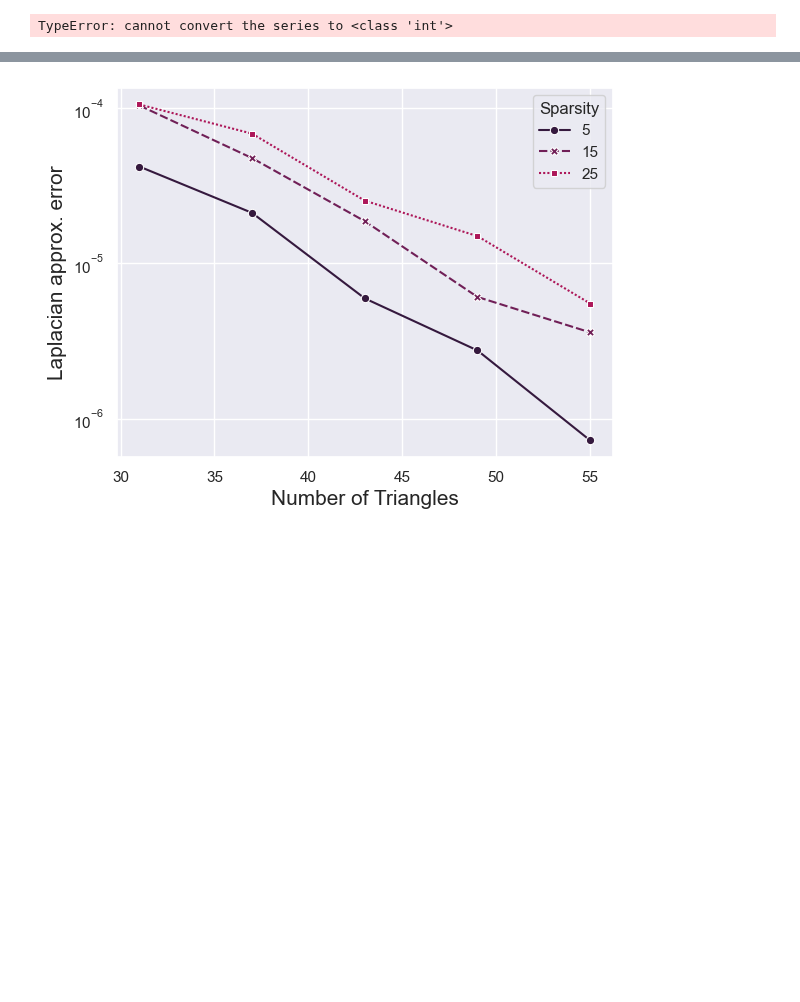
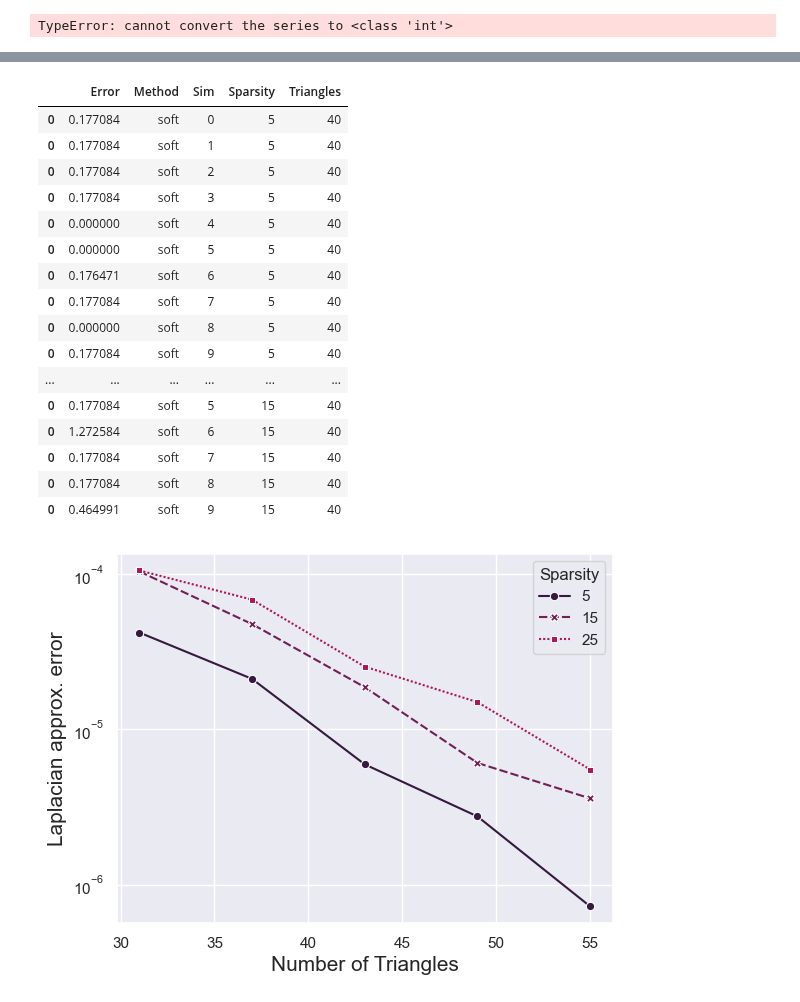
Before and after one commit to Engrima18/TSP-DictionaryLearning, a Jupyter notebook: december.ipynb, the cells around one changed output, grey strips where cells are left out. Cells and saved outputs as stored; diff of their text form; code cells hidden in the pictures; blank space fills up the shorter version.

```diff
--- a/december.ipynb
+++ b/december.ipynb
@@ -522,3 +522,9 @@ final2[f'\% of Triangles'] = final2["Number of Triangles"]/nu *100
 final2[f'\% of Triangles'] = int(np.ceil(final2["Number of Triangles"]*(1-prob_T)))
 # %% [output]
 TypeError: cannot convert the series to <class 'int'>
+# %%
+import pickle
+import pandas as pd
+
+with open(f"C:\\Users\\engri\\Desktop\\tesi\\TSP-DictionaryLearning\\results\\paper\\lu_error2.pkl", "rb") as file:
+    final2 = pickle.load(file)
@@ -525 +545,21 @@ TypeError: cannot convert the series to <class 'int'>
+# %%
+final2[(final2["Method"]=="soft") & (final2["Triangles"]==40)]
+# %% [output]
+|  | Error | Method | Sim | Sparsity | Triangles |
+| 0 | 0.177084 | soft | 0 | 5 | 40 |
+| 0 | 0.177084 | soft | 1 | 5 | 40 |
+| 0 | 0.177084 | soft | 2 | 5 | 40 |
+| 0 | 0.177084 | soft | 3 | 5 | 40 |
+| 0 | 0.000000 | soft | 4 | 5 | 40 |
+| 0 | 0.000000 | soft | 5 | 5 | 40 |
+| 0 | 0.176471 | soft | 6 | 5 | 40 |
+| 0 | 0.177084 | soft | 7 | 5 | 40 |
+| 0 | 0.000000 | soft | 8 | 5 | 40 |
+| 0 | 0.177084 | soft | 9 | 5 | 40 |
+| ... | ... | ... | ... | ... | ... |
+| 0 | 0.177084 | soft | 5 | 15 | 40 |
+| 0 | 1.272584 | soft | 6 | 15 | 40 |
+| 0 | 0.177084 | soft | 7 | 15 | 40 |
+| 0 | 0.177084 | soft | 8 | 15 | 40 |
+| 0 | 0.464991 | soft | 9 | 15 | 40 |
 # %%
```
Also changed, not shown: parts of 11 cells of this notebook, 44 other files.
